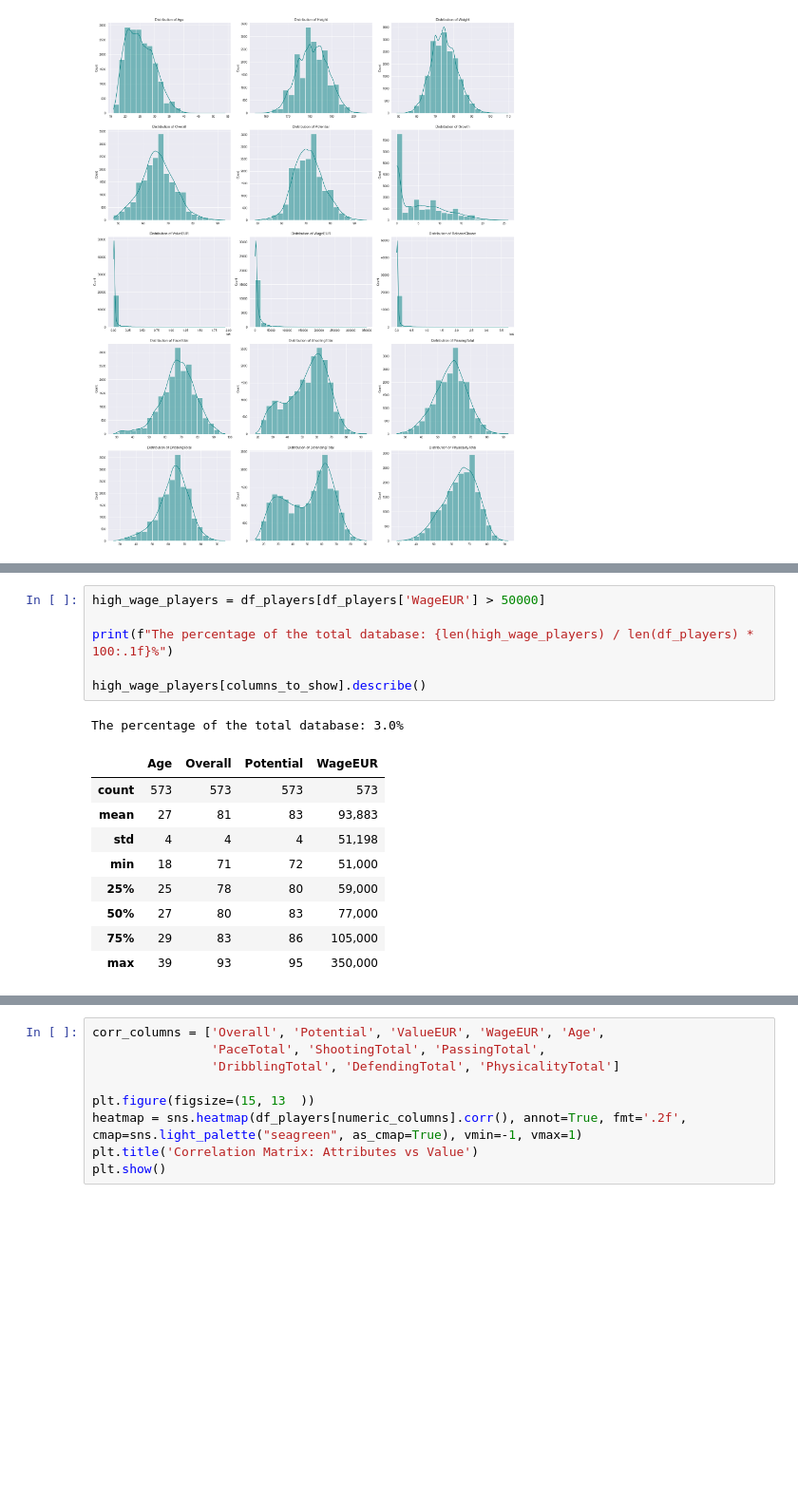
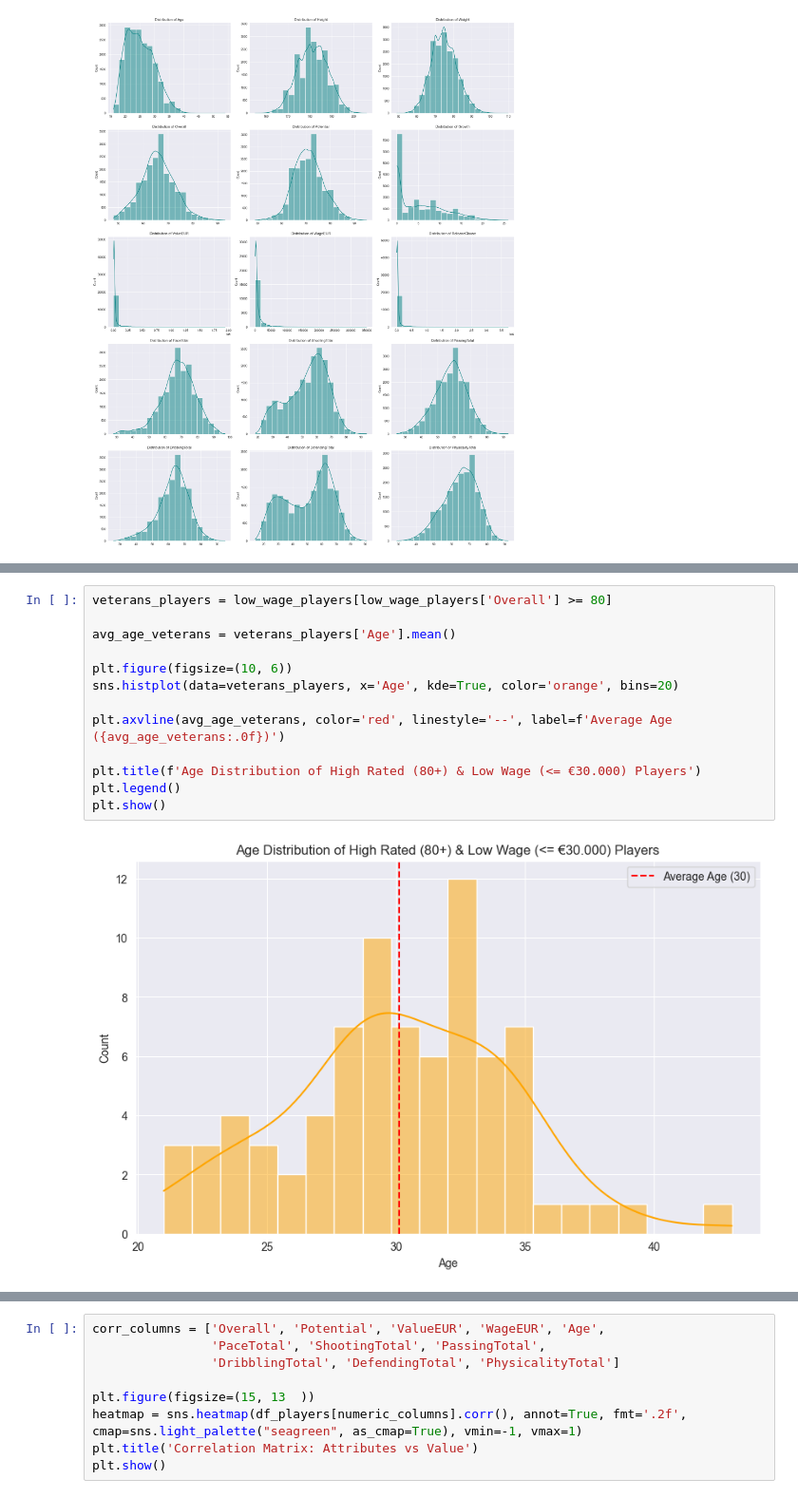
Before and after one commit to NujanZh/fifa22-project, a Jupyter notebook: exploratory_data_analysis.ipynb, the cells around one changed output, grey strips where cells are left out. Shown at 95% size. Saved outputs shown, nothing was run; the diff lists cells and outputs as text; blank space fills up the shorter version.

Commit message:
Update `exploratory_data_analysis.ipynb` to enhance data formatting and update execution metadata

```diff
--- a/exploratory_data_analysis.ipynb
+++ b/exploratory_data_analysis.ipynb
@@ -267,17 +257,15 @@ top_low_wage[columns_to_show]
-# %%
-high_wage_players = df_players[df_players['WageEUR'] > 50000]
-
-print(f"The percentage of the total database: {len(high_wage_players) / len(df_players) * 100:.1f}%")
-
-high_wage_players[columns_to_show].describe()
-# %% [output]
-The percentage of the total database: 3.0%
-|  | Age | Overall | Potential | WageEUR |
-| count | 573 | 573 | 573 | 573 |
-| mean | 27 | 81 | 83 | 93,883 |
-| std | 4 | 4 | 4 | 51,198 |
-| min | 18 | 71 | 72 | 51,000 |
-| 25% | 25 | 78 | 80 | 59,000 |
-| 50% | 27 | 80 | 83 | 77,000 |
-| 75% | 29 | 83 | 86 | 105,000 |
-| max | 39 | 93 | 95 | 350,000 |
+# %%
+veterans_players = low_wage_players[low_wage_players['Overall'] >= 80]
+
+avg_age_veterans = veterans_players['Age'].mean()
+
+plt.figure(figsize=(10, 6))
+sns.histplot(data=veterans_players, x='Age', kde=True, color='orange', bins=20)
+
+plt.axvline(avg_age_veterans, color='red', linestyle='--', label=f'Average Age ({avg_age_veterans:.0f})')
+
+plt.title(f'Age Distribution of High Rated (80+) & Low Wage (<= €30.000) Players')
+plt.legend()
+plt.show()
+# %% [output]
+[figure, added]
```
Also changed, not shown: parts of 25 cells of this notebook.
